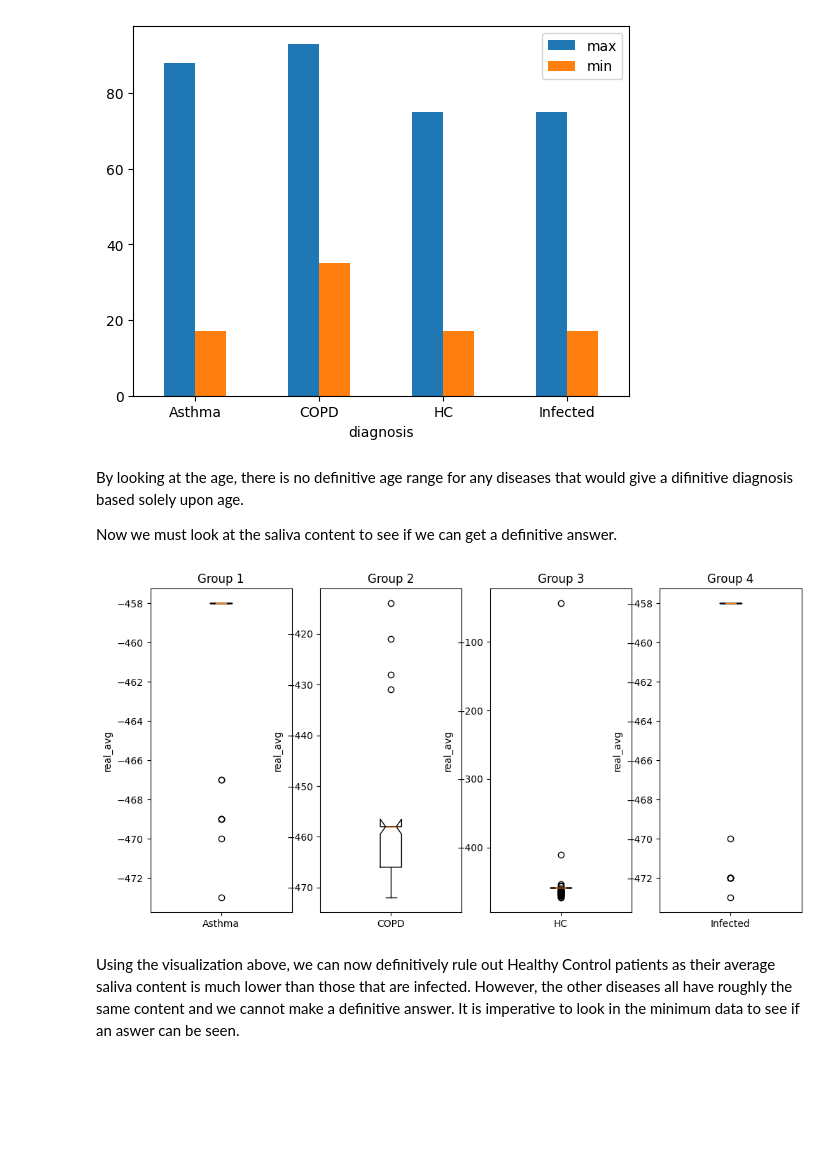
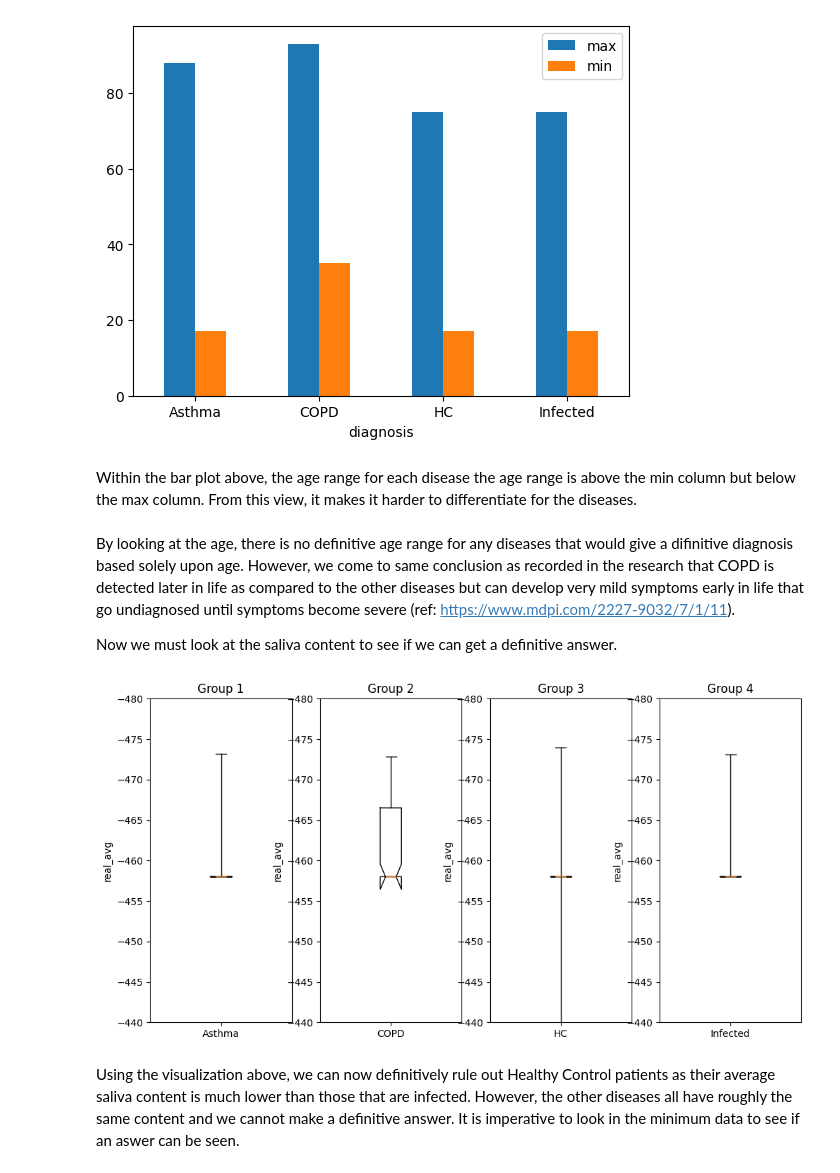
Before and after one commit to AveryGrouette/Group10_Assignment6, a Jupyter notebook: Group_10_Assignment6_GGE6505.ipynb, the cells around one changed output. Saved outputs shown, nothing was run; the diff lists cells and outputs as text; code cells hidden in the pictures; blank space fills up the shorter version.

```diff
--- a/Group_10_Assignment6_GGE6505.ipynb
+++ b/Group_10_Assignment6_GGE6505.ipynb
@@ -76,11 +55,40 @@ age_stats.plot.bar(x='diagnosis', rot=0)
 # %% [output]
 <Axes: xlabel='diagnosis'>
 [figure]
+# %% [markdown]
+Within the bar plot above, the age range for each disease the age range is above the min column but below the max column. From this view, it makes it harder to differentiate for the diseases.
 # %% [markdown]
-By looking at the age, there is no definitive age range for any diseases that would give a difinitive diagnosis based solely upon age.
+By looking at the age, there is no definitive age range for any diseases that would give a difinitive diagnosis based solely upon age. However, we come to same conclusion as recorded in the research that COPD is detected later in life as compared to the other diseases but can develop very mild symptoms early in life that go undiagnosed until symptoms become severe (ref: https://www.mdpi.com/2227-9032/7/1/11).
 
 Now we must look at the saliva content to see if we can get a definitive answer.
 # %%
+groups = df.groupby('diagnosis')
+
+# Identify outliers in each group using linear regression
+threshold = 3
+outliers = []
+for name, group in groups:
+    # Create linear regression model
+    X = group[['real_min']]
+    y = group['imaginary_min']
+    X = sm.add_constant(X)
+    model = sm.OLS(y, X).fit()
+
+    # Predict values and calculate residuals
+    y_pred = model.predict(X)
+    residuals = y - y_pred
+
+    # Identify outliers based on threshold
+    group_outliers = group[np.abs(residuals) > threshold * residuals.std()]
+    outliers.append(group_outliers)
+
+# Remove outliers from each group
+df_clean = df.copy()
+for group_outliers in outliers:
+    df_clean = df_clean.drop(group_outliers.index)
+
+groups2 = df_clean.groupby('diagnosis')
+
 # Identify outliers in each group using linear regression
 threshold = 3
 outliers = []
@@ -106,13 +114,14 @@ for group_outliers in outliers:
 # %%
 # Create box plots for each group
 fig, axs = plt.subplots(nrows=1, ncols=len(groups2), figsize=(12,6))
 for i, (name, group) in enumerate(groups2):
-    axs[i].boxplot(group['real_avg'], notch=True)
+    axs[i].set_ylim(-440,-480)
+    axs[i].boxplot(group['real_avg'], notch=True, meanline=True, autorange = True, showfliers=False, showbox=True)
     axs[i].set_xticklabels([name])
     axs[i].set_title('Group {}'.format(i+1))
     axs[i].set_ylabel('real_avg')
 # %% [output]
-[figure, old version]
+[figure, new version]
 # %% [markdown]
 Using the visualization above, we can now definitively rule out Healthy Control patients as their average saliva content is much lower than those that are infected. However, the other diseases all have roughly the same content and we cannot make a definitive answer. It is imperative to look in the minimum data to see if an aswer can be seen.
 # %%
```
Also changed, not shown: parts of 9 cells of this notebook.
